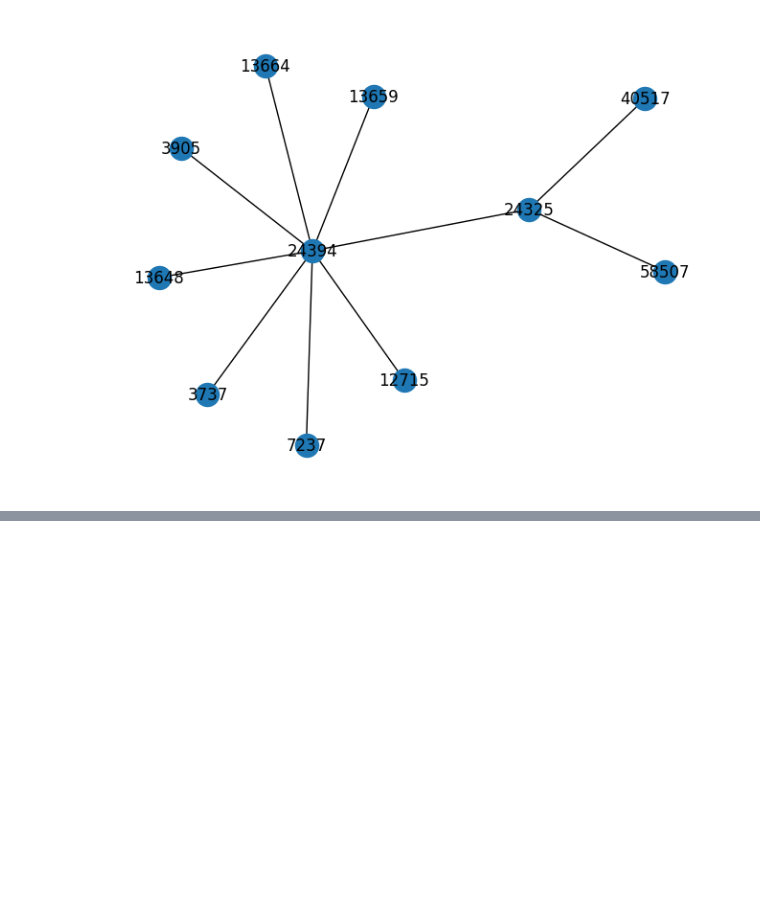
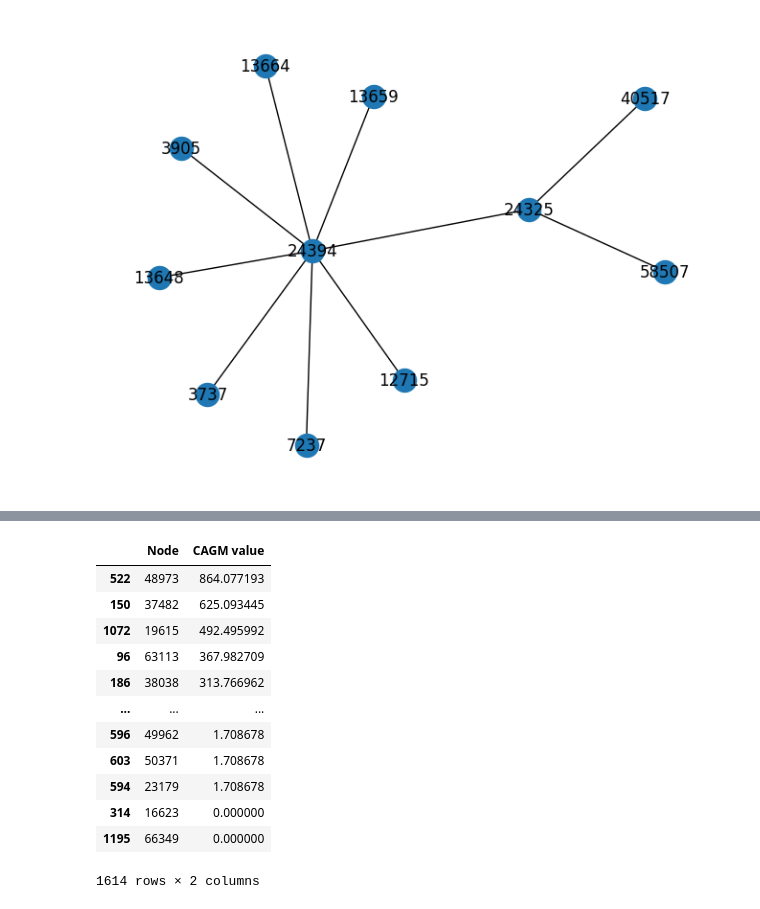
Before and after one commit to dhzdhd/CAGM, a Jupyter notebook: notebooks/main.ipynb, the cells around one changed output, grey strips where cells are left out. Saved outputs shown, nothing was run; the diff lists cells and outputs as text; code cells hidden in the pictures; blank space fills up the shorter version.

```diff
--- a/notebooks/main.ipynb
+++ b/notebooks/main.ipynb
@@ -347,0 +348,17 @@ CAGM(Node 60334): 1.5030234793752353
+# %%
+df = pd.read_csv("../outputs/ca_hepth_out.csv")
+df.sort_values("CAGM value", ascending=False)
+# %% [output]
+|  | Node | CAGM value |
+| 522 | 48973 | 864.077193 |
+| 150 | 37482 | 625.093445 |
+| 1072 | 19615 | 492.495992 |
+| 96 | 63113 | 367.982709 |
+| 186 | 38038 | 313.766962 |
+| ... | ... | ... |
+| 596 | 49962 | 1.708678 |
+| 603 | 50371 | 1.708678 |
+| 594 | 23179 | 1.708678 |
+| 314 | 16623 | 0.000000 |
+| 1195 | 66349 | 0.000000 |
+1614 rows × 2 columns
```
Also changed, not shown: parts of 9 cells of this notebook, 2 other files.
